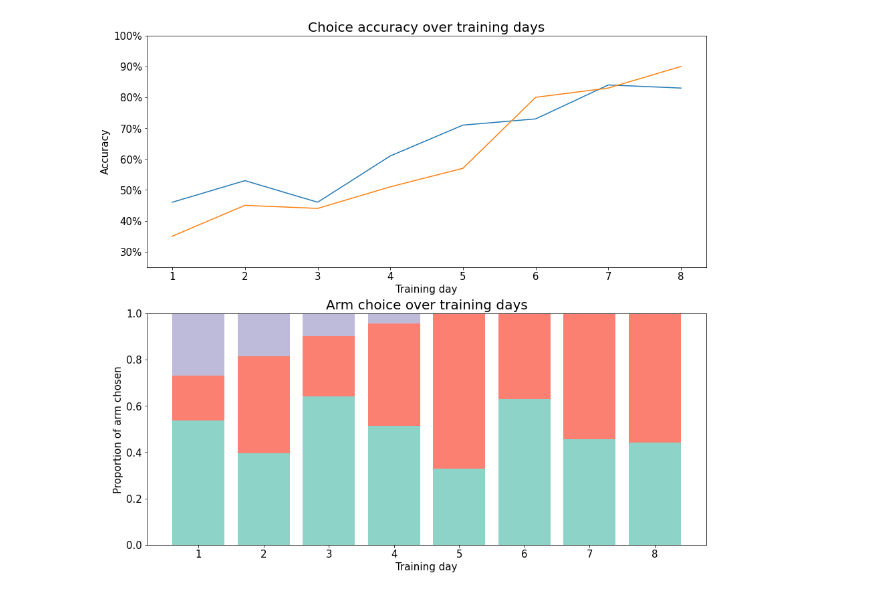
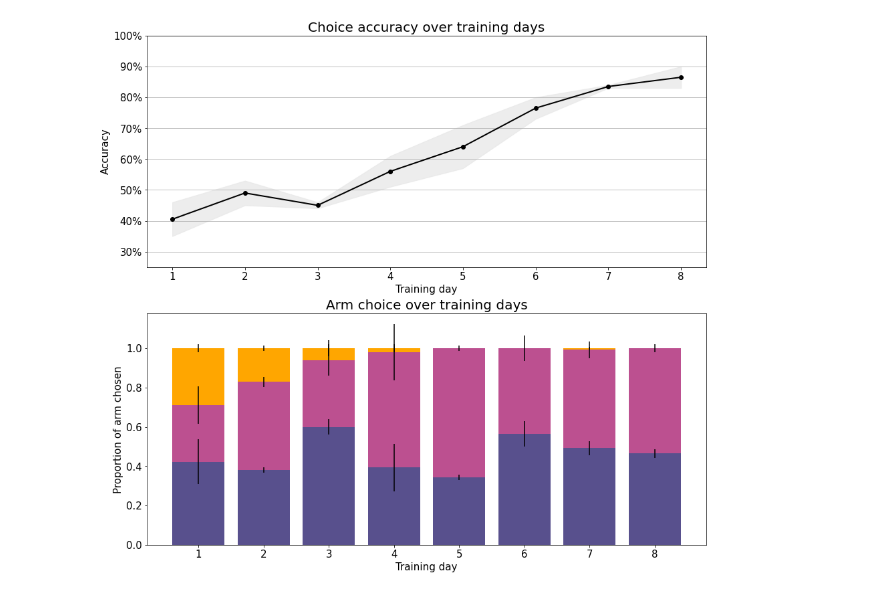
Before and after one commit to shauryagoyall/Andrea-Data, a Jupyter notebook: analyzeBehavior-v2.ipynb, the cells around one changed output. Cells and saved outputs as stored; diff of their text form; code cells hidden in the pictures.

Commit message:
fixed color scheme and plotted mean accuracy with standard error shading instead of both animals separately

```diff
--- a/analyzeBehavior-v2.ipynb
+++ b/analyzeBehavior-v2.ipynb
@@ -59,31 +50,45 @@ def get_arm_choice(JCxxx):
 
 num_trials_JC240, arm_choice_JC240 = get_arm_choice("JC240")
 num_trials_JC241, arm_choice_JC241 = get_arm_choice("JC241")
+# %%
+# Compute statistics
+accuracy_mean = np.mean([accuracy_JC240[0:8], accuracy_JC241[0:8]], axis=0)
+accuracy_sem = stats.sem([accuracy_JC240[0:8], accuracy_JC241[0:8]], axis=0)
+
+arm_choice_mean = np.mean([arm_choice_JC240[0:8], arm_choice_JC241[0:8]], axis=0)
+arm_choice_sem = stats.sem([arm_choice_JC240[0:8], arm_choice_JC241[0:8]], axis=0)
 # %%
 # Plot accuracy and arm choice before third flavor introduced
 fig = plt.figure(figsize=(15,14))
 
 # Accuracy
 ax1 = fig.add_subplot(211)
-ax1.plot(sessions_JC240[0:8], accuracy_JC240[0:8])
-ax1.plot(sessions_JC241[0:8], accuracy_JC241[0:8])
+# ax1.plot(sessions_JC240[0:8], accuracy_JC240[0:8], color='0.9', linewidth=2) # JC240 accuracy plotted individually #00429d
+# ax1.plot(sessions_JC241[0:8], accuracy_JC241[0:8], color='0.9', linewidth=2) # JC241 accuracy plotted individually #1b9e77
+ax1.plot(sessions_JC240[0:8], accuracy_mean, color='k', linewidth=2, marker='o') # decided to plot mean instead
+# ax1.errorbar(sessions_JC240[0:8], accuracy_mean, yerr=accuracy_sem) # error bars
+ax1.fill_between(sessions_JC240[0:8], accuracy_mean-accuracy_sem, accuracy_mean+accuracy_sem, color='0.9', alpha=0.7) # standard error shading
+
 ax1.set_title("Choice accuracy over training days", fontsize=20)
 ax1.set_xlabel("Training day", fontsize=15)
 ax1.tick_params(labelsize=15)
 ax1.set_ylabel("Accuracy", fontsize=15)
 ax1.yaxis.set_major_formatter('{x:,.0f}%') # this doesn't run on home computer
 ax1.set_ylim(25,100)
+ax1.yaxis.grid()
 
-# Arm choice only for JC240
+# Arm choice with error bars
 ax2 = fig.add_subplot(212)
-ax2.bar(sessions_JC240[0:8], arm_choice_JC240[0:8,0], color='#8dd3c7') # arm 3
-ax2.bar(sessions_JC240[0:8], arm_choice_JC240[0:8,1], color='#fb8072', bottom=arm_choice_JC240[0:8,0]) # arm 7
-ax2.bar(sessions_JC240[0:8], arm_choice_JC240[0:8,2], color='#bebada', bottom=arm_choice_JC240[0:8,0]+arm_choice_JC240[0:8,1]) # other arms
+ax2.bar(sessions_JC240[0:8], arm_choice_mean[0:8,0], color='#58508d', yerr = arm_choice_sem[:,0])
+ax2.bar(sessions_JC240[0:8], arm_choice_mean[0:8,1], color='#bc5090', yerr = arm_choice_sem[:,1], bottom=arm_choice_mean[0:8,0]) # arm 7
+ax2.bar(sessions_JC240[0:8], arm_choice_mean[0:8,2], color='#ffa600', yerr = arm_choice_sem[:,2], bottom=arm_choice_mean[0:8,0]+arm_choice_mean[0:8,1]) # other arms
 ax2.set_title("Arm choice over training days", fontsize=20)
 ax2.set_xlabel("Training day", fontsize=15)
 ax2.set_ylabel("Proportion of arm chosen", fontsize=15)
 ax2.tick_params(labelsize=15)
 
 plt.show()
+timestamp = datetime.datetime.today().strftime("%Y-%m-%d %H:%M:%S")
+# plt.savefig("Accuracy and arm choice "+timestamp+".jpg")
 # %% [output]
-[figure, old version]
+[figure, new version]
```
Also changed, not shown: parts of 4 cells of this notebook, 2 other files.
